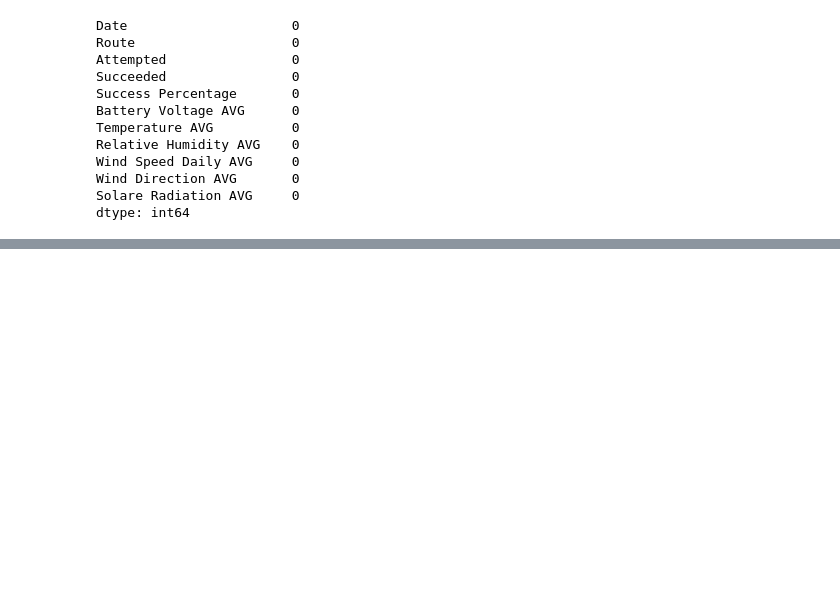
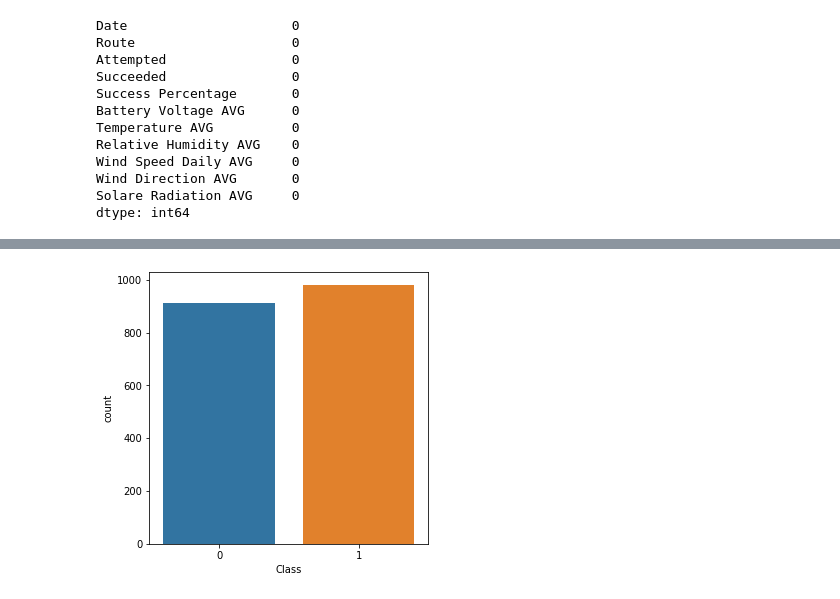
Before and after one commit to sharangnimbalkar/Python, a Jupyter notebook: Final_Project.ipynb, the cells around one changed output, grey strips where cells are left out. Saved outputs shown, nothing was run; the diff lists cells and outputs as text; code cells hidden in the pictures; blank space fills up the shorter version.

```diff
--- a/Final_Project.ipynb
+++ b/Final_Project.ipynb
@@ -124,3 +123,12 @@ Wind Speed Daily AVG     0
 Wind Direction AVG       0
 Solare Radiation AVG     0
 dtype: int64
+# %%
+joined_df["Class"] = 0
+
+for index in joined_df.index:
+    if joined_df.iloc[index, joined_df.columns.get_loc("Succeeded")] != 0:
+        joined_df["Class"].loc[index] = 1
+    else:
+        joined_df["Class"].loc[index] = 0
+joined_df.head()
@@ -126,0 +150,7 @@ dtype: int64
+# %%
+# Let's take a look on a class plot
+f, ax = plt.subplots(1, 1, figsize=(5, 5))
+sns.countplot("Class", data=joined_df, ax=ax)
+plt.show()
+# %% [output]
+[figure, added]
```
Also changed, not shown: parts of 11 cells of this notebook.
